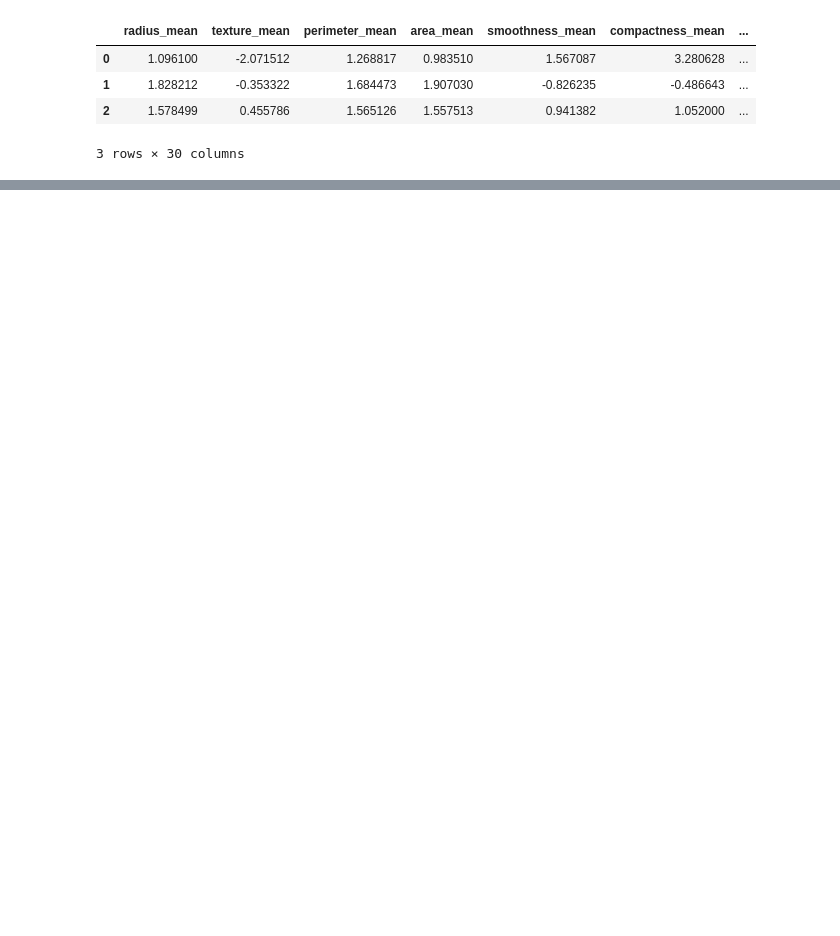
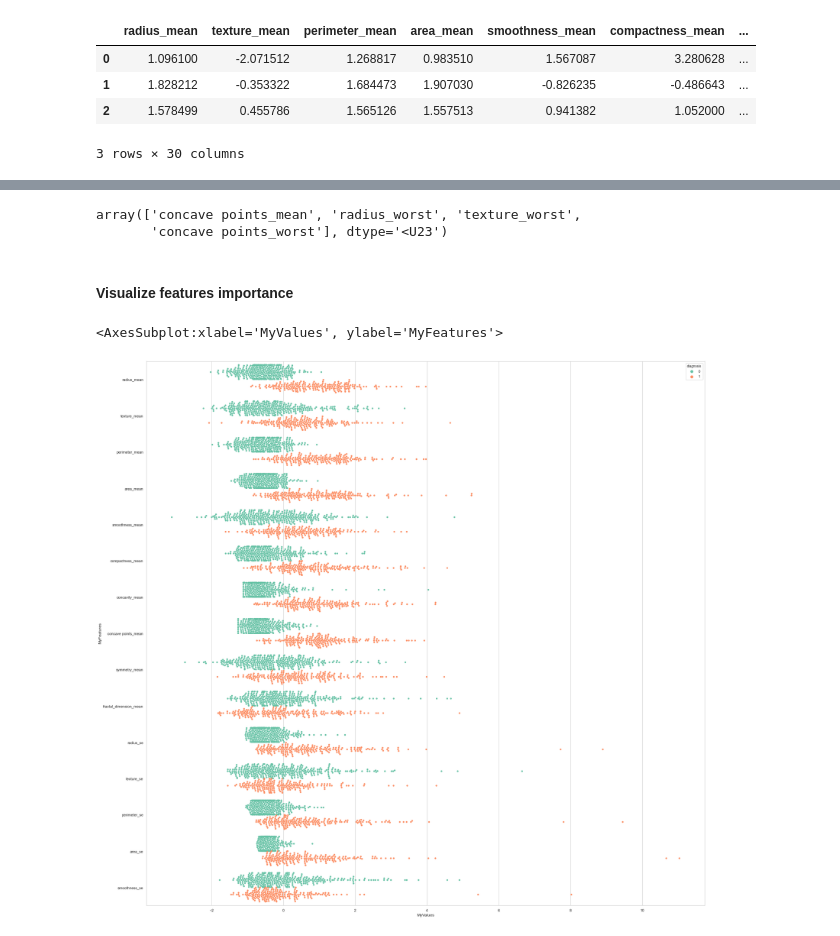
Before and after one commit to shasso2s/Datenanalyse_Breast_Cancer_BinaryClassification, a Jupyter notebook: Projekt zur Datenanalyse_Classification of Wisconsin Breast Cancer.ipynb, the cells around one changed output, grey strips where cells are left out. Saved outputs shown, nothing was run; the diff lists cells and outputs as text; code cells hidden in the pictures; blank space fills up the shorter version.

```diff
--- a/Projekt zur Datenanalyse_Classification of Wisconsin Breast Cancer.ipynb
+++ b/Projekt zur Datenanalyse_Classification of Wisconsin Breast Cancer.ipynb
@@ -259,0 +313,32 @@ plt.grid()
+# %%
+coefficient=search.best_estimator_.named_steps['model'].coef_
+# the importnace of a feature is the value of it's coefficient, so:
+importance=np.abs(coefficient)
+# features list:
+features=['radius_mean', 'texture_mean', 'perimeter_mean',
+       'area_mean', 'smoothness_mean', 'compactness_mean', 'concavity_mean',
+       'concave points_mean', 'symmetry_mean', 'fractal_dimension_mean',
+       'radius_se', 'texture_se', 'perimeter_se', 'area_se', 'smoothness_se',
+       'compactness_se', 'concavity_se', 'concave points_se', 'symmetry_se',
+       'fractal_dimension_se', 'radius_worst', 'texture_worst',
+       'perimeter_worst', 'area_worst', 'smoothness_worst',
+       'compactness_worst', 'concavity_worst', 'concave points_worst',
+       'symmetry_worst', 'fractal_dimension_worst']
+np.array(features)[importance>0]
+# %% [output]
+array(['concave points_mean', 'radius_worst', 'texture_worst',
+       'concave points_worst'], dtype='<U23')
+# %% [markdown]
+#### Visualize features importance
+# %%
+sns.set(style="whitegrid")
+
+data = pd.concat([Y,X.iloc[:,0:15]],axis=1)
+data = pd.melt(data,id_vars="diagnosis",
+                    var_name="MyFeatures",
+                    value_name='MyValues')
+plt.figure(figsize=(30,30))
+sns.swarmplot(x="MyValues", y= "MyFeatures", hue="diagnosis", data=data,palette="Set2", dodge=True)
+# %% [output]
+<AxesSubplot:xlabel='MyValues', ylabel='MyFeatures'>
+[figure, added]
```
Also changed, not shown: parts of 26 cells of this notebook.
